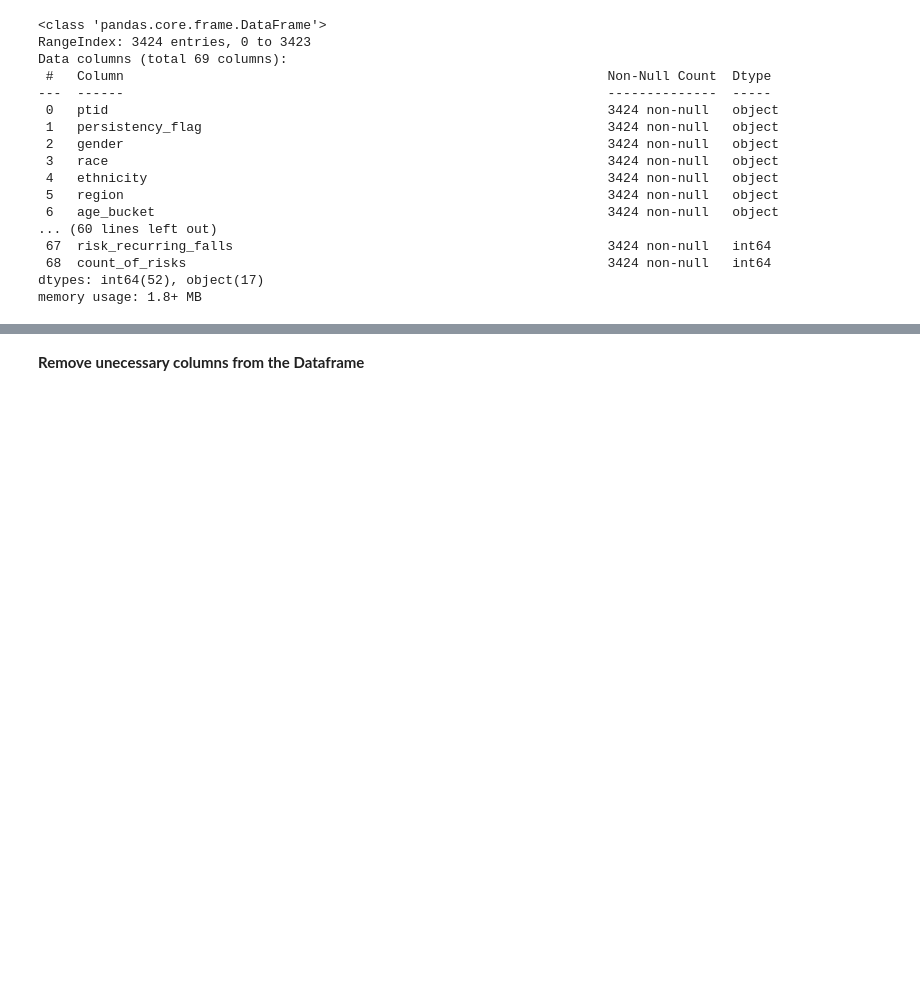
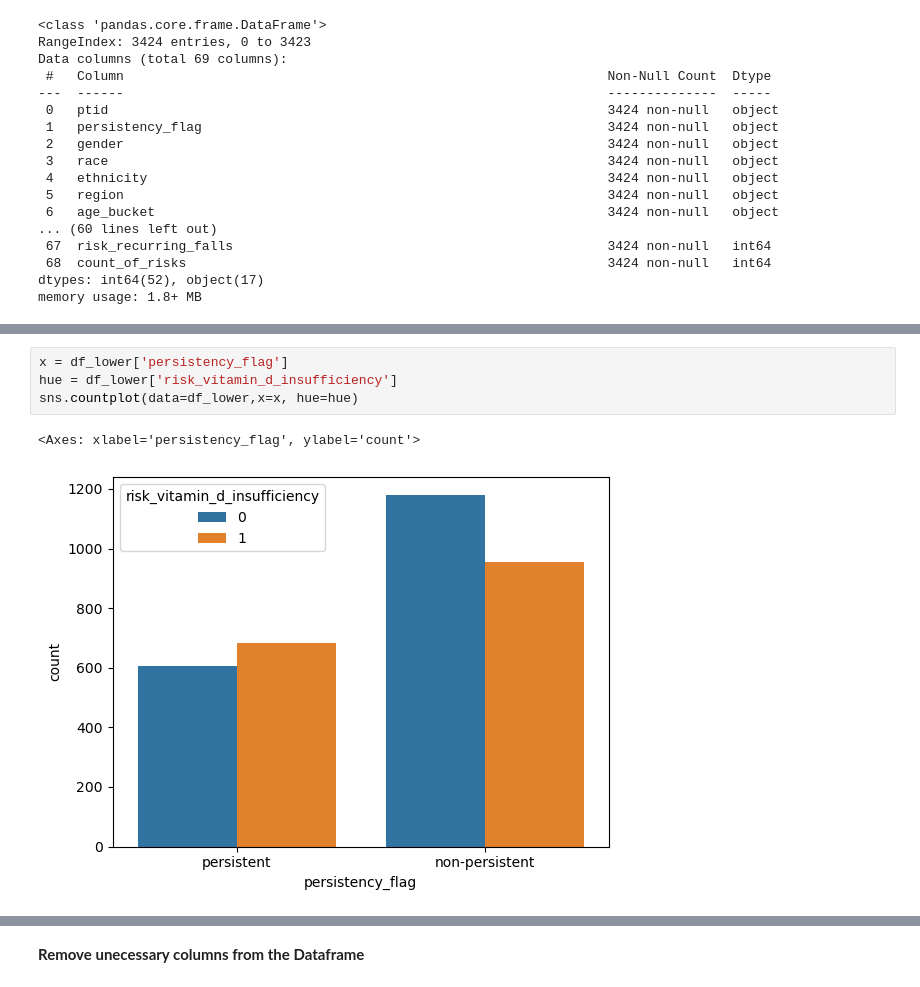
Before and after one commit to anvadev/Healthcare-Drug_Persistency, a Jupyter notebook: Healthcare_Drug_Persistency.ipynb, the cells around one changed output, grey strips where cells are left out. Cells and saved outputs as stored; diff of their text form; blank space fills up the shorter version.

```diff
--- a/Healthcare_Drug_Persistency.ipynb
+++ b/Healthcare_Drug_Persistency.ipynb
@@ -243,0 +467,7 @@ memory usage: 1.8+ MB
+# %%
+x = df_lower['persistency_flag']
+hue = df_lower['risk_vitamin_d_insufficiency']
+sns.countplot(data=df_lower,x=x, hue=hue)
+# %% [output]
+<Axes: xlabel='persistency_flag', ylabel='count'>
+[figure, added]
```
Also changed, not shown: parts of 34 cells of this notebook, 8 other files.
